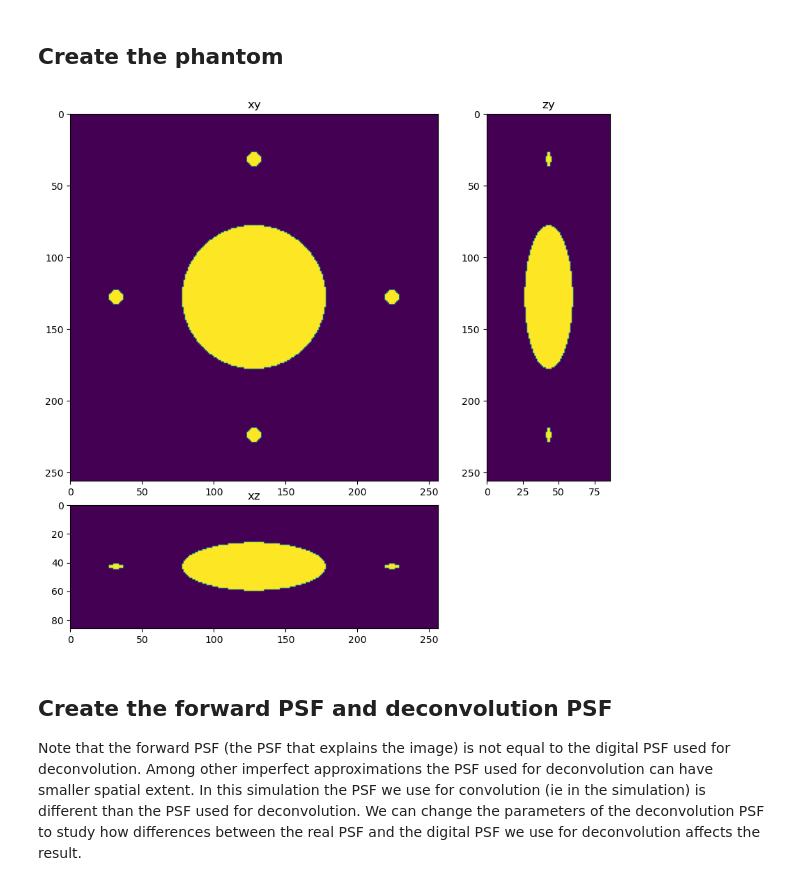
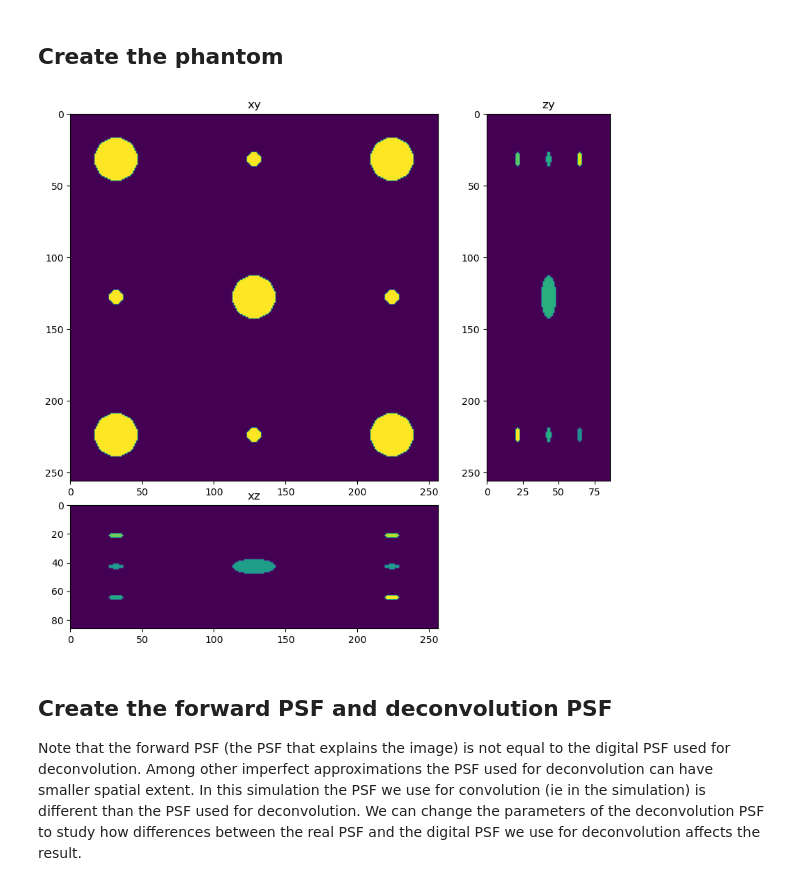
Before and after one commit to True-North-Intelligent-Algorithms/deconvolution-gpu-dl-course, a Jupyter notebook: docs/20_deconvolution/90_decon_systems_design.ipynb, the cells around one changed output. Cells and saved outputs as stored; diff of their text form; code cells hidden in the pictures.

```diff
--- a/docs/20_deconvolution/90_decon_systems_design.ipynb
+++ b/docs/20_deconvolution/90_decon_systems_design.ipynb
@@ -64,35 +64,79 @@ gain = 400
 background = 0
 
 zdim = 256
 ydim = 256
 xdim = 256
 
 phantom = np.zeros((zdim,ydim,xdim), dtype=np.float32)
 
 r=50
 r_small=5
+r_medium=15
 size = [2*r, 2*r, 2*r]
 size_small = [2*r_small, 2*r_small, 2*r_small]
+size_medium = [2*r_medium, 2*r_medium, 2*r_medium]
+
 sphere = rg.sphere(size, r).astype(np.float32)
 small_sphere = rg.sphere(size_small, r_small).astype(np.float32)
+medium_sphere = rg.sphere(size_medium, r_medium).astype(np.float32)
 
 x=100
 y=100
 z=50
 
-add_small_to_large(phantom, sphere, phantom.shape[2]//2, phantom.shape[1]//2, phantom.shape[0]//2)
+add_small_to_large(phantom, medium_sphere, phantom.shape[2]//2, phantom.shape[1]//2, phantom.shape[0]//2)
+
+add_small_to_large(phantom, medium_sphere, phantom.shape[2]//8, phantom.shape[1]//8, phantom.shape[0]//2)
+add_small_to_large(phantom, medium_sphere, phantom.shape[2]//8, 7*phantom.shape[1]//8, phantom.shape[0]//2)
+add_small_to_large(phantom, medium_sphere, 7*phantom.shape[2]//8, phantom.shape[1]//8, phantom.shape[0]//2)
+add_small_to_large(phantom, medium_sphere, 7*phantom.shape[2]//8, 7*phantom.shape[1]//8, phantom.shape[0]//2)
+
 add_small_to_large(phantom, small_sphere, phantom.shape[2]//8, phantom.shape[1]//2, phantom.shape[0]//2)
 add_small_to_large(phantom, small_sphere, 7*phantom.shape[2]//8, phantom.shape[1]//2, phantom.shape[0]//2)
 add_small_to_large(phantom, small_sphere, phantom.shape[2]//2, phantom.shape[1]//8, phantom.shape[0]//2)
 add_small_to_large(phantom, small_sphere, phantom.shape[2]//2, 7*phantom.shape[1]//8, phantom.shape[0]//2)
+
+add_small_to_large(phantom, 1.4*small_sphere, phantom.shape[2]//8, phantom.shape[1]//2, phantom.shape[0]//4)
+add_small_to_large(phantom, 1.6*small_sphere, 7*phantom.shape[2]//8, phantom.shape[1]//2, phantom.shape[0]//4)
+add_small_to_large(phantom, 1.2*small_sphere, phantom.shape[2]//2, phantom.shape[1]//8, phantom.shape[0]//4)
+add_small_to_large(phantom, 1.6*small_sphere, phantom.shape[2]//2, 7*phantom.shape[1]//8, phantom.shape[0]//4)
+
+add_small_to_large(phantom, 1.1*small_sphere, phantom.shape[2]//8, phantom.shape[1]//2, 3*phantom.shape[0]//4)
+add_small_to_large(phantom, 1.8*small_sphere, 7*phantom.shape[2]//8, phantom.shape[1]//2, 3*phantom.shape[0]//4)
+add_small_to_large(phantom, 1.5*small_sphere, phantom.shape[2]//2, phantom.shape[1]//8, 3*phantom.shape[0]//4)
+add_small_to_large(phantom, .8*small_sphere, phantom.shape[2]//2, 7*phantom.shape[1]//8, 3*phantom.shape[0]//4)
+
+'''
+add_small_to_large(phantom, sphere, phantom.shape[2]//2, phantom.shape[1]//2, phantom.shape[0]//2)
+
+add_small_to_large(phantom, medium_sphere, phantom.shape[2]//8, phantom.shape[1]//8, phantom.shape[0]//2)
+add_small_to_large(phantom, medium_sphere, phantom.shape[2]//8, 7*phantom.shape[1]//8, phantom.shape[0]//2)
+add_small_to_large(phantom, medium_sphere, 7*phantom.shape[2]//8, phantom.shape[1]//8, phantom.shape[0]//2)
+add_small_to_large(phantom, medium_sphere, 7*phantom.shape[2]//8, 7*phantom.shape[1]//8, phantom.shape[0]//2)
+
+add_small_to_large(phantom, small_sphere, phantom.shape[2]//8, phantom.shape[1]//2, phantom.shape[0]//2)
+add_small_to_large(phantom, small_sphere, 7*phantom.shape[2]//8, phantom.shape[1]//2, phantom.shape[0]//2)
+add_small_to_large(phantom, small_sphere, phantom.shape[2]//2, phantom.shape[1]//8, phantom.shape[0]//2)
+add_small_to_large(phantom, small_sphere, phantom.shape[2]//2, 7*phantom.shape[1]//8, phantom.shape[0]//2)
+
+add_small_to_large(phantom, 1.4*small_sphere, phantom.shape[2]//8, phantom.shape[1]//2, phantom.shape[0]//4)
+add_small_to_large(phantom, 1.6*small_sphere, 7*phantom.shape[2]//8, phantom.shape[1]//2, phantom.shape[0]//4)
+add_small_to_large(phantom, 1.2*small_sphere, phantom.shape[2]//2, phantom.shape[1]//8, phantom.shape[0]//4)
+add_small_to_large(phantom, 1.6*small_sphere, phantom.shape[2]//2, 7*phantom.shape[1]//8, phantom.shape[0]//4)
+
+add_small_to_large(phantom, 1.1*small_sphere, phantom.shape[2]//8, phantom.shape[1]//2, 3*phantom.shape[0]//4)
+add_small_to_large(phantom, 1.8*small_sphere, 7*phantom.shape[2]//8, phantom.shape[1]//2, 3*phantom.shape[0]//4)
+add_small_to_large(phantom, 1.5*small_sphere, phantom.shape[2]//2, phantom.shape[1]//8, 3*phantom.shape[0]//4)
+add_small_to_large(phantom, .8*small_sphere, phantom.shape[2]//2, 7*phantom.shape[1]//8, 3*phantom.shape[0]//4)
+'''
 
 phantom = phantom[::3,:,:]
 phantom = phantom*gain
 dh.show_xyz_slice(phantom, 'tnia')
 # set title
 #fig.suptitle('Phantom with z sub-sampling=3')
 # %% [output]
-[figure, old version]
+[figure, new version]
 # %% [markdown]
 ## Create the forward PSF and deconvolution PSF
 
```
Also changed, not shown: parts of 7 cells of this notebook, 2 other files.
